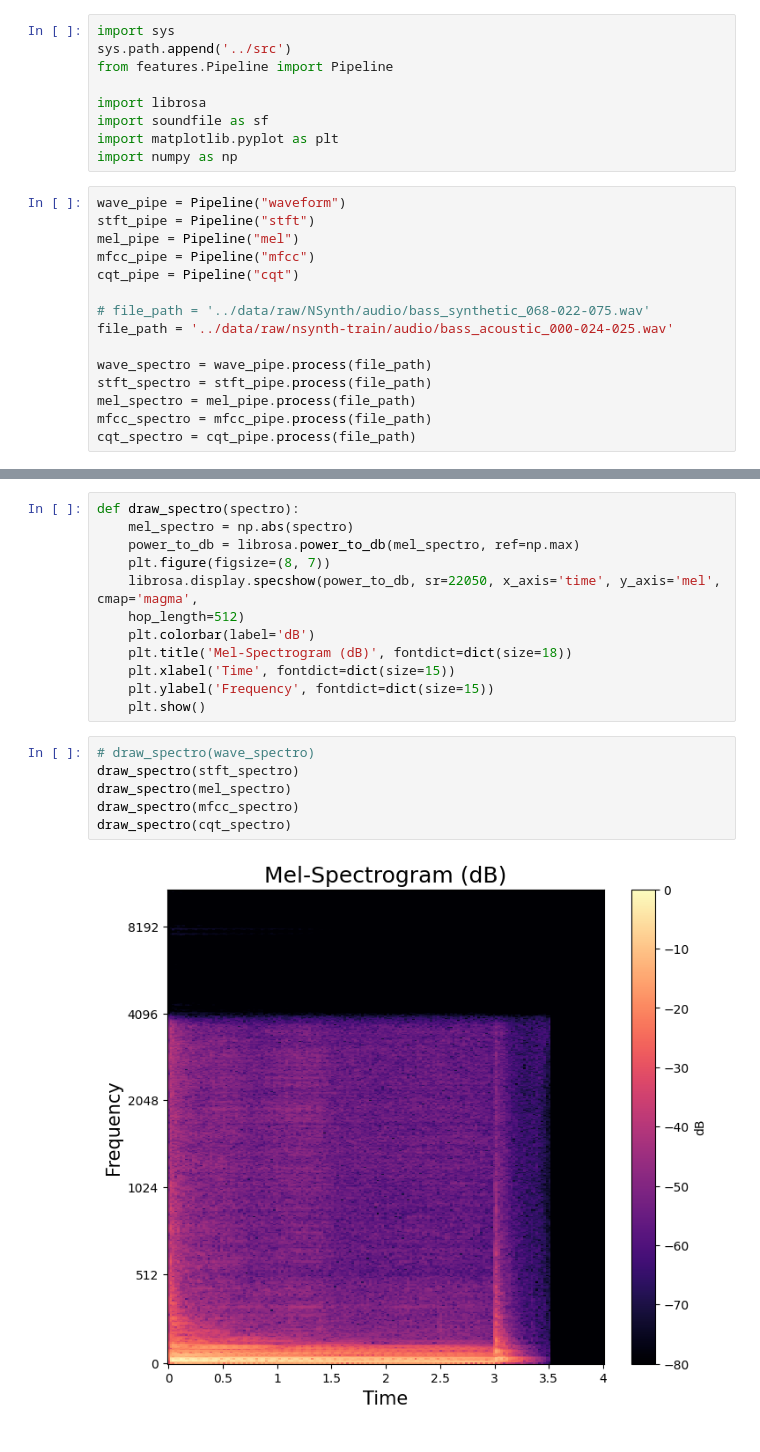
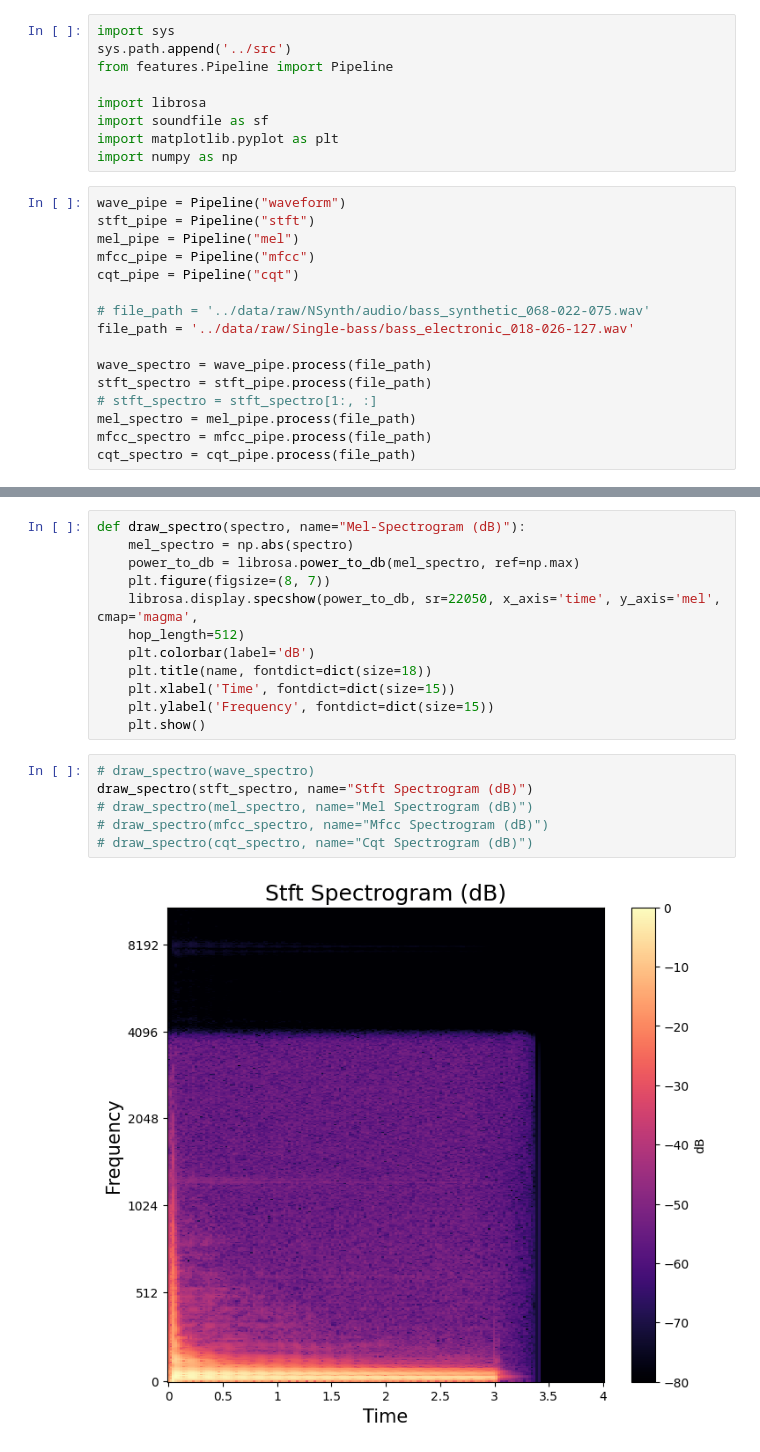
Before and after one commit to Michal2711/MusicSamplesGenerator, a Jupyter notebook: notebooks/1-test_pipeline.ipynb, the cells around one changed output, grey strips where cells are left out. Saved outputs shown, nothing was run; the diff lists cells and outputs as text.

```diff
--- a/notebooks/1-test_pipeline.ipynb
+++ b/notebooks/1-test_pipeline.ipynb
@@ -18,10 +21,11 @@ mfcc_pipe = Pipeline("mfcc")
 cqt_pipe = Pipeline("cqt")
 
 # file_path = '../data/raw/NSynth/audio/bass_synthetic_068-022-075.wav'
-file_path = '../data/raw/nsynth-train/audio/bass_acoustic_000-024-025.wav'
+file_path = '../data/raw/Single-bass/bass_electronic_018-026-127.wav'
 
 wave_spectro = wave_pipe.process(file_path)
 stft_spectro = stft_pipe.process(file_path)
+# stft_spectro = stft_spectro[1:, :]
 mel_spectro = mel_pipe.process(file_path)
 mfcc_spectro = mfcc_pipe.process(file_path)
 cqt_spectro = cqt_pipe.process(file_path)
@@ -38,22 +42,22 @@ MEL transformation result shape: torch.Size([256, 160])
 MFCC transformation result shape: torch.Size([20, 173])
 CQT transformation result shape: torch.Size([84, 173])
 # %%
-def draw_spectro(spectro):
+def draw_spectro(spectro, name="Mel-Spectrogram (dB)"):
     mel_spectro = np.abs(spectro)
     power_to_db = librosa.power_to_db(mel_spectro, ref=np.max)
     plt.figure(figsize=(8, 7))
     librosa.display.specshow(power_to_db, sr=22050, x_axis='time', y_axis='mel', cmap='magma',
     hop_length=512)
     plt.colorbar(label='dB')
-    plt.title('Mel-Spectrogram (dB)', fontdict=dict(size=18))
+    plt.title(name, fontdict=dict(size=18))
     plt.xlabel('Time', fontdict=dict(size=15))
     plt.ylabel('Frequency', fontdict=dict(size=15))
     plt.show()
 # %%
 # draw_spectro(wave_spectro)
-draw_spectro(stft_spectro)
-draw_spectro(mel_spectro)
-draw_spectro(mfcc_spectro)
-draw_spectro(cqt_spectro)
+draw_spectro(stft_spectro, name="Stft Spectrogram (dB)")
+# draw_spectro(mel_spectro, name="Mel Spectrogram (dB)")
+# draw_spectro(mfcc_spectro, name="Mfcc Spectrogram (dB)")
+# draw_spectro(cqt_spectro, name="Cqt Spectrogram (dB)")
 # %% [output]
-[figure, old version]
+[figure, new version]
```
Also changed, not shown: parts of 7 cells of this notebook, 20 other files.
